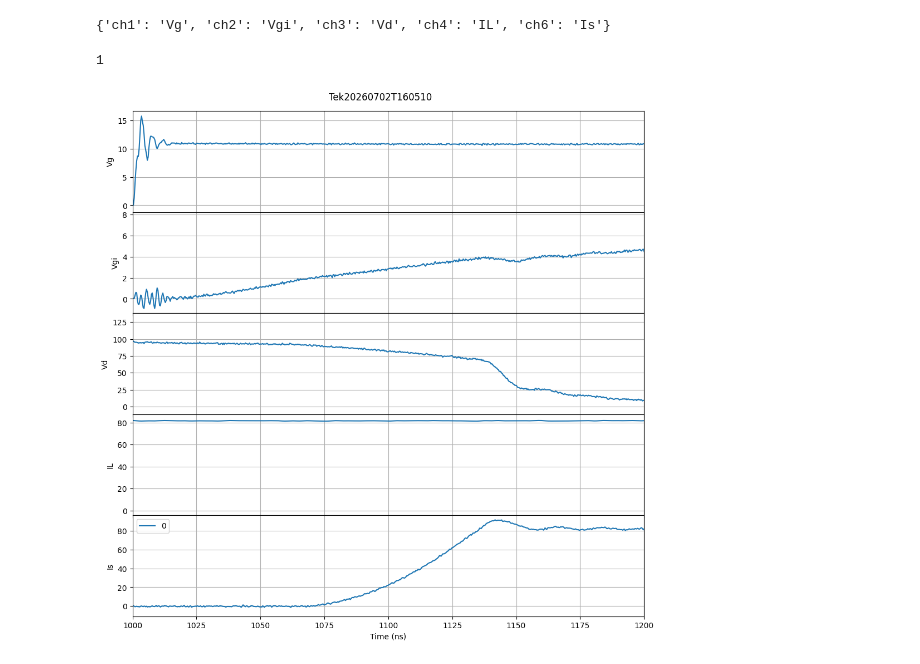
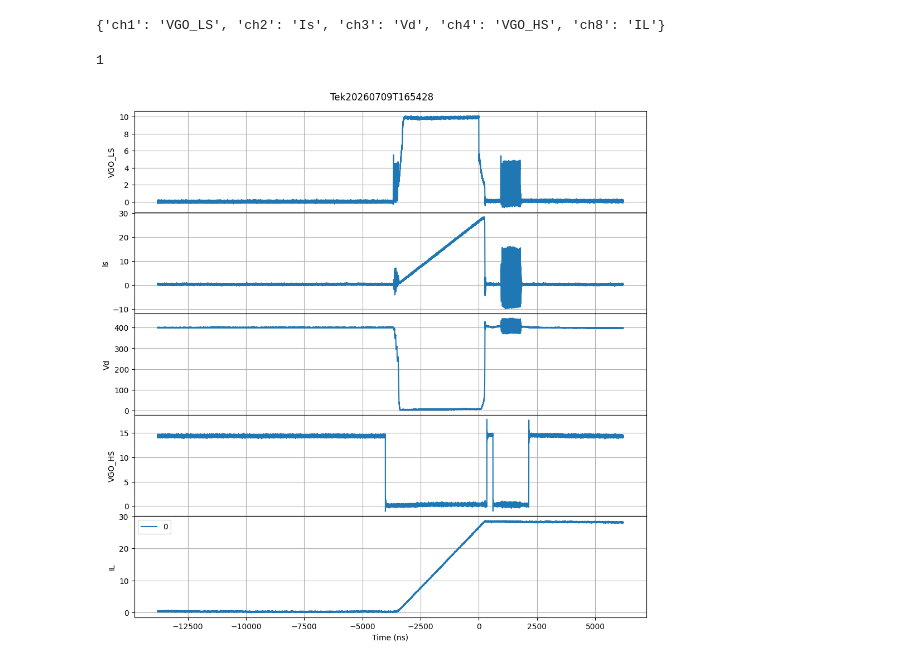
Before and after one commit to End1essNight/DP_Algorithm, a Jupyter notebook: tss_all_channel_plot.ipynb, the cells around one changed output. Drawn from its saved outputs; the diff is of its cells as text; code cells hidden in the pictures.

```diff
--- a/tss_all_channel_plot.ipynb
+++ b/tss_all_channel_plot.ipynb
@@ -9,37 +9,37 @@ def find_file(filename, search_dir):
             return root
     return None
 # %%
-folder = r'Y:\TESTDATA\DP\2026\07\02'
-tss_file = 'Tek20260702T160510.tss'
+folder = r'Y:\TESTDATA\DP\2026\07\09'
+tss_file = 'Tek20260709T165428.tss'
 path = find_file(tss_file, folder)
 tss = TSSFile(path, tss_file, source='Local')
 channel_labels = tss.channel_labels
 num = len(channel_labels.keys())
 print(channel_labels)
 # %% [output]
-{'ch1': 'Vg', 'ch2': 'Vgi', 'ch3': 'Vd', 'ch4': 'IL', 'ch6': 'Is'}
+{'ch1': 'VGO_LS', 'ch2': 'Is', 'ch3': 'Vd', 'ch4': 'VGO_HS', 'ch8': 'IL'}
 # %%
 fig, axs = plt.subplots(num, 1, sharex=True, figsize=(10, num*2))
 fig.suptitle(tss_file[:-4])
 fig.tight_layout()
 fig.subplots_adjust(hspace=0)
 time1 = tss.waveforms[list(channel_labels.keys())[0]].time_for_frame()*1e9
 print(tss.waveforms[list(channel_labels.keys())[0]].frame_count)
 
 for i in [0]:
     index = 0
     for channel in channel_labels.keys():
         values = tss.waveforms[channel].values_for_frame(i)
         axs[index].plot(time1, values, label=i)
         axs[index].set_ylabel(channel_labels[channel])
         axs[index].grid(True)
         index += 1
 
 plt.legend()
 plt.xlabel('Time (ns)')
-plt.xlim([1000, 1200])
-#plt.legend(loc='best')
+#plt.xlim([1000, 1200])
+plt.legend(loc='best')
 plt.show()
 # %% [output]
 1
-[figure, old version]
+[figure, new version]
```
Also changed, not shown: 3 other files.
